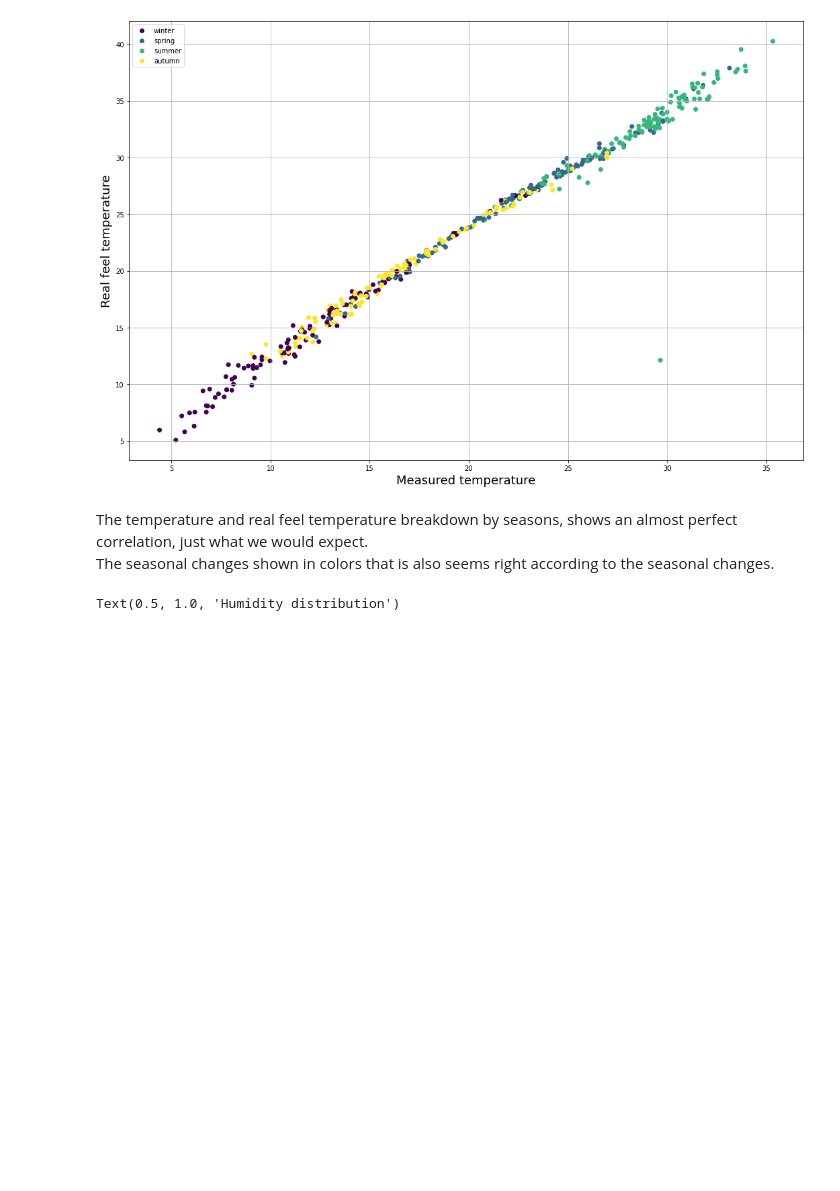
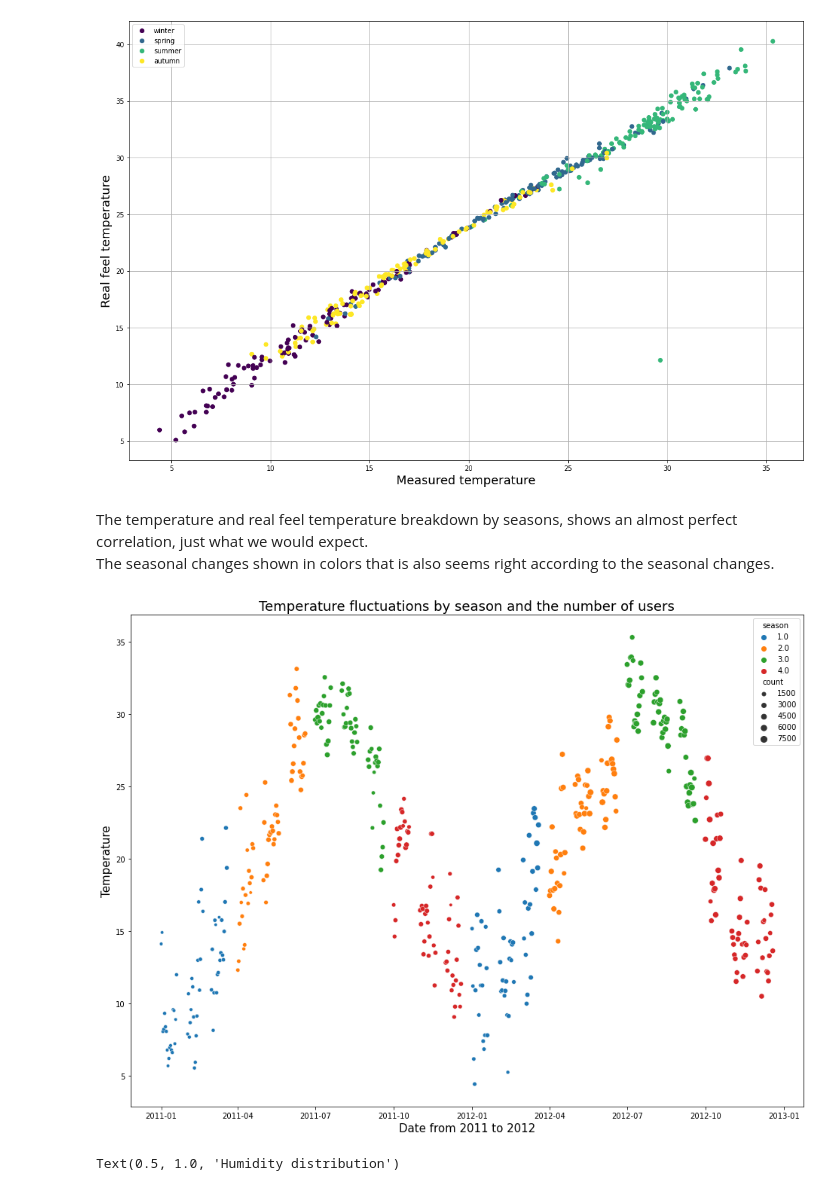
Before and after one commit to ptrGSKA/Business_case-Yulu-Hypothesis_testing, a Jupyter notebook: Yulu_Business_Hypothesis_Testing.ipynb, the cells around one changed output. Cells and saved outputs as stored; diff of their text form; code cells hidden in the pictures; blank space fills up the shorter version.

```diff
--- a/Yulu_Business_Hypothesis_Testing.ipynb
+++ b/Yulu_Business_Hypothesis_Testing.ipynb
@@ -413,6 +428,18 @@ plt.grid()
 # %% [markdown]
 The temperature and real feel temperature breakdown by seasons, shows an almost perfect correlation, just what we would expect.
 The seasonal changes shown in colors that is also seems right according to the seasonal changes.
+# %%
+sns.scatterplot(data = df_yulu_daily,
+                x = df_yulu_daily.index,
+                y = 'temp',
+                hue = 'season',
+                size = 'count')
+plt.title('Temperature fluctuations by season and the number of users', fontsize = 18)
+plt.xlabel('Date from 2011 to 2012', fontsize = 15)
+plt.ylabel('Temperature', fontsize = 15)
+plt.show()
+# %% [output]
+[figure, added]
 # %%
 fig, ((ax1,ax2), (ax3,ax4)) = plt.subplots(nrows = 2, ncols = 2, figsize=(18, 12))
 
```
Also changed, not shown: parts of 30 cells of this notebook.
